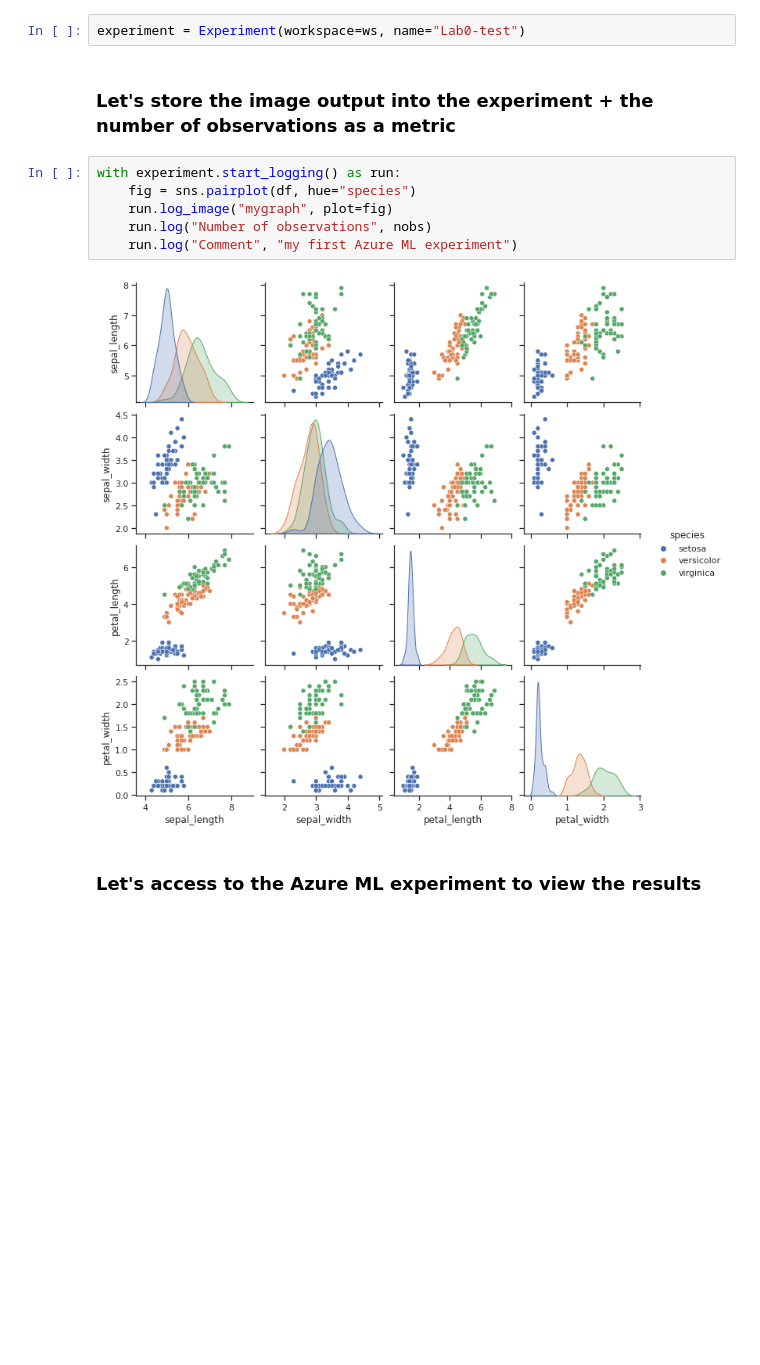
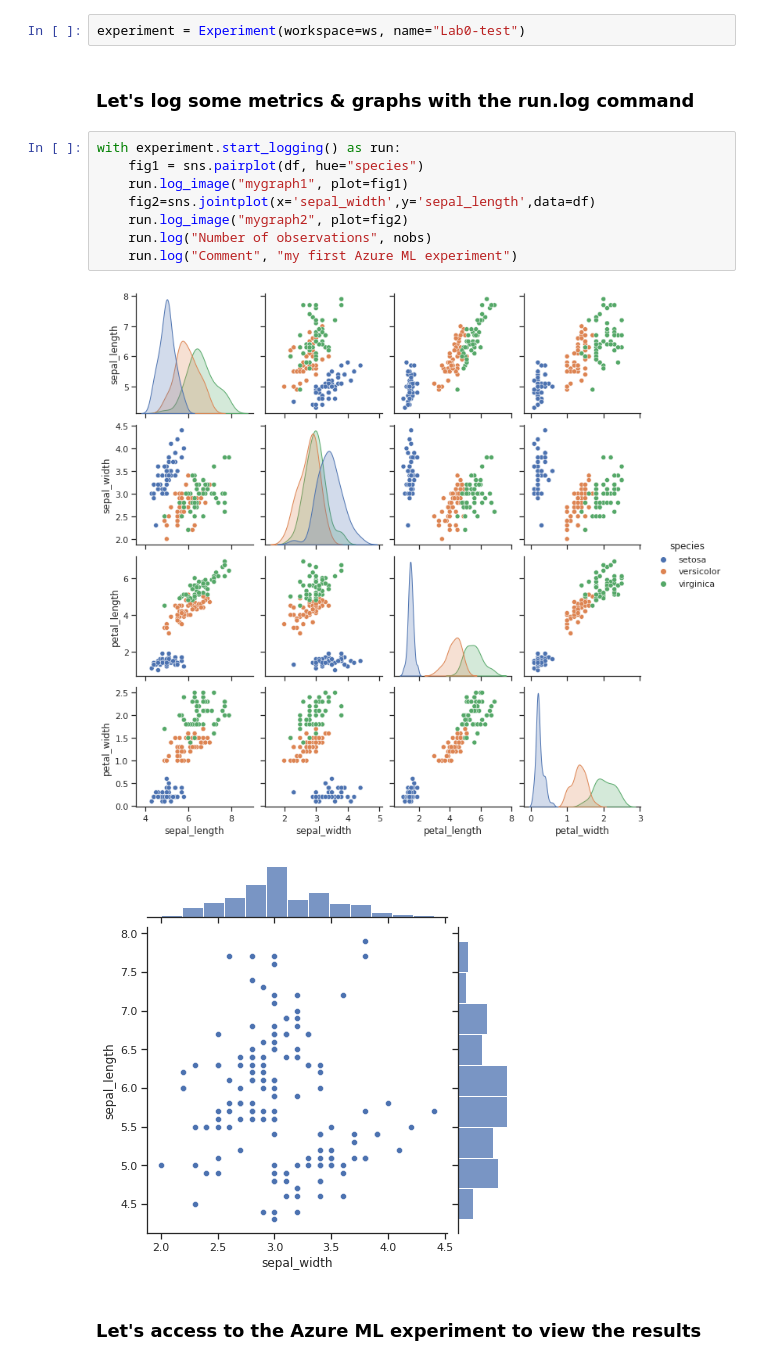
Before and after one commit to retkowsky/AMLlabs, a Jupyter notebook: Lab0 Settings.ipynb, the cells around one changed output. Drawn from its saved outputs; the diff is of its cells as text; blank space fills up the shorter version.

```diff
--- a/Lab0 Settings.ipynb
+++ b/Lab0 Settings.ipynb
@@ -191,16 +186,19 @@ from azureml.core.workspace import Workspace
 from azureml.core import experiment
 # %%
 experiment = Experiment(workspace=ws, name="Lab0-test")
-# %% [markdown]
-### Let's store the image output into the experiment + the number of observations as a metric
+# %% [markdown]
+### Let's log some metrics & graphs with the run.log command
 # %%
 with experiment.start_logging() as run:
-    fig = sns.pairplot(df, hue="species")
-    run.log_image("mygraph", plot=fig)
+    fig1 = sns.pairplot(df, hue="species")
+    run.log_image("mygraph1", plot=fig1)
+    fig2=sns.jointplot(x='sepal_width',y='sepal_length',data=df)
+    run.log_image("mygraph2", plot=fig2)
     run.log("Number of observations", nobs)
     run.log("Comment", "my first Azure ML experiment")
 # %% [output]
 [figure]
+[figure, added]
 # %% [markdown]
 ### Let's access to the Azure ML experiment to view the results
 # %%
```
Also changed, not shown: parts of 7 cells of this notebook.
